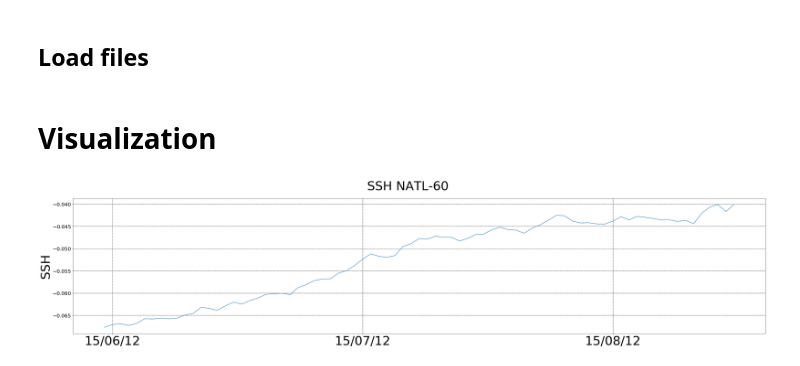
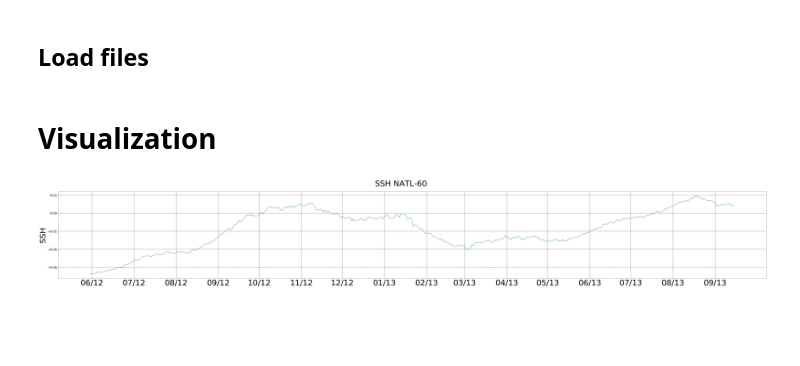
Before and after one commit to SammyMetref/Personal_Files_GitHub, a Jupyter notebook: Scripts/2018-03-12-sm-read-sshnatl60-timeserie.ipynb, the cells around one changed output. Drawn from its saved outputs; the diff is of its cells as text; code cells hidden in the pictures; blank space fills up the shorter version.

```diff
--- a/Scripts/2018-03-12-sm-read-sshnatl60-timeserie.ipynb
+++ b/Scripts/2018-03-12-sm-read-sshnatl60-timeserie.ipynb
@@ -32,14 +32,17 @@ import cmocean # cmocean missing !!!!
 pathdata = '/Users/sammymetref/Documents/Boost-Swot/Notebooks/GitHub/Personal_Files/2018/Data/'
 
 
-nmonths=3
+nmonths=16
 timesh1=[]
 ilabel=[]
 ilabelname=[]
 itime=0
 for imonths in range(nmonths):
     # filename
-    filename1 = 'NATL60-CJM165_y2012m'+np.str('{:02d}'.format(imonths+6))+'.1d.SSH.nc' # SSH field
+    if imonths+6<13:
+        filename1 = 'NATL60-CJM165_y2012m'+np.str('{:02d}'.format(imonths+6))+'.1d.SSH.nc' # SSH field
+    else:
+        filename1 = 'NATL60-CJM165_y2013m'+np.str('{:02d}'.format(imonths+6-12))+'.1d.SSH.nc' # SSH field
 
     ''.join([pathdata, filename1])
 
@@ -55,27 +58,30 @@ for imonths in range(nmonths):
         timesh1=np.append(timesh1,np.mean(np.mean(ssh1)))
         if idays==1 and imonths==0 or idays==15 and imonths!=0 :
             ilabel=np.append(ilabel,itime)
-            ilabelname=np.append(ilabelname,'15/'+np.str('{:02d}'.format(imonths+6))+'/12')
+            if imonths+6<13:
+                ilabelname=np.append(ilabelname,np.str('{:02d}'.format(imonths+6))+'/12')
+            else:
+                ilabelname=np.append(ilabelname,np.str('{:02d}'.format(imonths+6-12))+'/13')
         itime=itime+1
 # %% [markdown]
 # Visualization
 # %%
 # size of the figure
-fig = plt.figure(figsize=(50,10))
+fig = plt.figure(figsize=(80,10))
 ax = fig.add_subplot(111)
 
 plt.rc('ytick', labelsize=20)
 
 # figure title
 fig.suptitle("SSH NATL-60", fontsize=50)
 # SSH
 plt.plot(timesh1)
 plt.axis('tight');
 plt.ylabel('SSH',fontsize=50);
 ax.set_xticks(ilabel);
 ax.set_xticklabels(ilabelname,fontsize=50);
 ax.grid(color='k', linestyle='--', linewidth=1)
 
 # Here is the test
 # %% [output]
-[figure, old version]
+[figure, new version]
```
